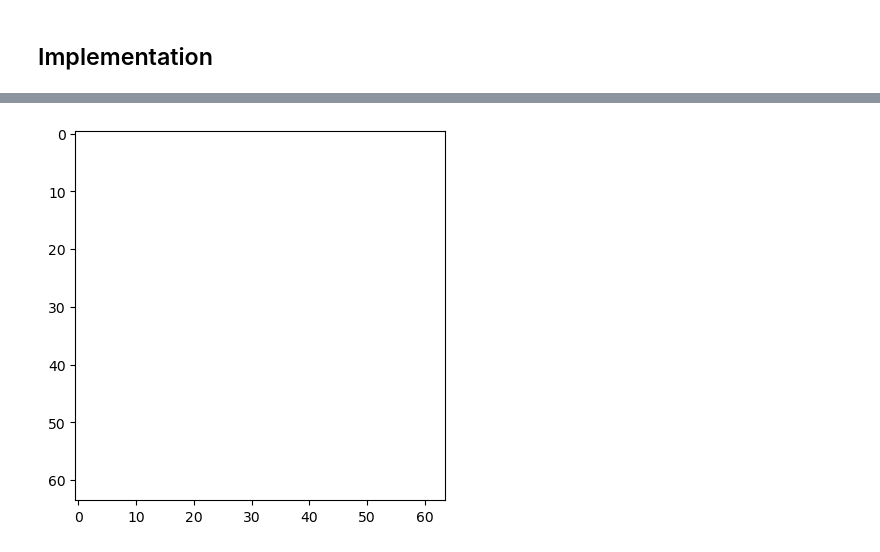
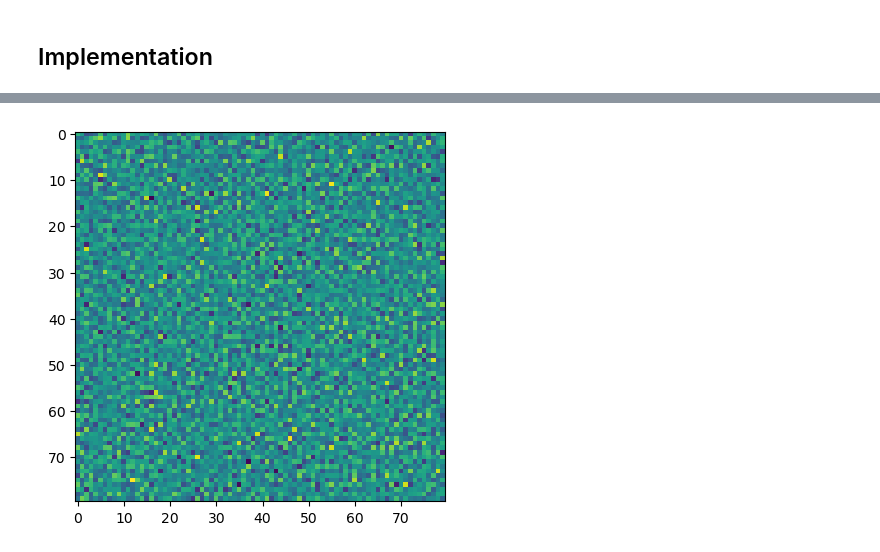
Before and after one commit to vacuumserval/vacuumserval.github.io, a Jupyter notebook: source/PF/kirkendall.ipynb, the cells around one changed output, grey strips where cells are left out. Cells and saved outputs as stored; diff of their text form; code cells hidden in the pictures.

```diff
--- a/source/PF/kirkendall.ipynb
+++ b/source/PF/kirkendall.ipynb
@@ -109,7 +92,6 @@ M_A &= MA = 1.0 \nonumber \\
 M_B &= MB = 0.1 \nonumber
 \end{align}
 # %%
-from scipy import ndimage
 import numpy as np
 import matplotlib.pyplot as plt
 def lapCalc(phi, dx):
@@ -123,35 +105,44 @@ def lapCalc(phi, dx):
     phi_imjm = np.roll(phi, (-1,-1), axis=(0,1))
     phi_lap = (0.5*(phi_ipj0+phi_imj0+phi_i0jp+phi_i0jm)+0.25*(phi_ipjp+phi_imjp+phi_ipjm+phi_imjm)-3*phi)/(dx**2.0)
     return(phi_lap)
-def lmdnCalc(B0l, B2l, B0x, dx, psi, n):
+def t1Calc(B0l, B0x, n):
+    t1 = (B0l-B0x)*n
+    return(t1)
+def t2ACalc(B2l, n, psi):
+    t2 = B2l * (n*psi**2+n**2*psi)
+    return(t2)
+def t2BCalc(B2l, n, psi):
+    t2 = B2l * (n*psi**2-n**2*psi)
+    return(t2)
+def t3Calc(B0x, dx, n):
     lapn = lapCalc(n, dx)
     lap2n = lapCalc(lapn, dx)
-    ter1 = (B0l-B0x)*n
-    ter2 = B2l*psi**2*n
-    ter3 = B0x*(n+2*lapn+lap2n)
-    lmdn = ter1 + ter2 + ter3
-    return(lmdn)
-def dynnCalc(B0l, B2l, B0x, t, v, w, u, K, MA, MB, dx, psi, n):
-    lmdn = lmdnCalc(B0l, B2l, B0x, dx, psi, n)
-    lappsi = lapCalc(psi, dx)
-    ter1 = (MA+MB)*lapCalc(lmdn-t*n**2+v*n**3, dx)
-    ter2 = (MA-MB)*lapCalc((w+B2l*n**2)*psi + u*psi**3, dx)
-    ter3 = (MB-MA)*lapCalc(K * lappsi, dx)
-    dynn = ter1 + ter2 + ter3
-    return(dynn)
-def dynpsiCalc(B0l, B2l, B0x, t, v, w, u, K, MA, MB, dx, psi, n):
-    lmdn = lmdnCalc(B0l, B2l, B0x, dx, psi, n)
-    lappsi = lapCalc(psi, dx)
-    ter1 = (MA-MB)*lapCalc(lmdn-t*n**2+v*n**3, dx)
-    ter2 = (MA+MB)*lapCalc((w+B2l*n**2)*psi + u*psi**3, dx)
-    ter3 = (MA-MB)*lapCalc(K * lappsi, dx)
-    dynpsi = ter1 + ter2 + ter3
-    return(dynpsi)
+    t3 = B0x * (n + 2*lapn + lap2n)
+    return(t3)
+def t4Calc(t,v,n):
+    t4 = -t*n**2 + v*n**3
+    return(t4)
+def t56ABCalc(g,w,u,K,dx,psi):
+    t56 = g + w*psi + u*psi**3 + K*lapCalc(psi,dx)
+    return(t56)
+def dynACalc(B0l, B2l, B0x, t, v, w, u, K, M, dx, psi, n):
+    t1 = t1Calc(B0l, B0x, n)
+    t2 = t2ACalc(B2l, n, psi)
+    t3 = t3Calc(B0x, dx, n)
+    t4 = t4Calc(t,v,n)
+    t56 = t56ABCalc(0, w, u, K, dx, psi)
+    dynA = M * lapCalc(t1+t2+t3+t4+t56, dx)
+    return(dynA)
+def dynBCalc(B0l, B2l, B0x, t, v, w, u, K, M, dx, psi, n):
+    t1 = t1Calc(B0l, B0x, n)
+    t2 = t2BCalc(B2l, n, psi)
+    t3 = t3Calc(B0x, dx, n)
+    t4 = t4Calc(t,v,n)
+    t56 = t56ABCalc(0, w, u, K, dx, psi)
+    dynB = M * lapCalc(t1+t2+t3+t4-t56, dx)
+    return(dynB)
 # parameter list
-a = 2*np.pi
-ay = np.sqrt(3)*a
-# nbar = -0.1501
-nbar = -0.16
+nbar = -0.15
 B0l = 0.7
 B2l = -1.8
 B0x = 1.0
@@ -160,20 +151,18 @@ v = 1.0
 K = 4.0
 w = 1.0
 u = 4.0
-dt = 0.000005
-dx = a/8
-Lx = 8*a
-Ly = 8*a
+dt = 0.0000001
+dx = np.pi/8
+Lx = 10*np.pi
+Ly = 10*np.pi
 Nx = int(Lx/dx)
 Ny = int(Ly/dx)
 Ny_div2 = int(Ny/2)
-qx = 2*np.pi / a
-qy = qx / np.sqrt(3)
-C = 1.0
+C = 0.1
 MA = 1.0
-MB = 0.0
-tstep = 1000
-tdump = 100
+MB = 0.1
+tstep = 10000
+tdump = 1000
 xlst = np.arange(Nx) * dx
 ylst = np.arange(Ny) * dx
 [xmat, ymat] = np.meshgrid(xlst, ylst,indexing='ij')
@@ -181,15 +170,17 @@ ylst = np.arange(Ny) * dx
 psi = np.zeros((Nx, Ny))
 psi[:,Ny_div2:] = 0.0
 psi[:,:Ny_div2] = 0.0
-n = nbar + C*(np.cos(np.sqrt(3)/2*xmat)*np.cos(0.5*ymat)+0.5*np.cos(ymat))
-# n = np.random.normal(nbar, 1e-2, (Nx,Ny))
+# n = nbar + C*(np.cos(np.sqrt(3)/2*xmat)*np.cos(0.5*ymat)+0.5*np.cos(ymat))
+n = np.random.normal(nbar, 5e-2, (Nx,Ny))
 for t in range(tstep):
-    n0=n
-    psi0=psi
-    n = n + dt * dynnCalc(B0l, B2l, B0x, t, v, w, u, K, MA, MB, dx, psi0, n0) + np.random.normal(0, 1e-3, (Nx,Ny))
-    psi = psi + dt * dynpsiCalc(B0l, B2l, B0x, t, v, w, u, K, MA, MB, dx, psi0, n0)
+    nA = (n+psi)/2.0
+    nB = (n-psi)/2.0
+    nA = nA + dt * dynACalc(B0l, B2l, B0x, t, v, w, u, K, MA, dx, psi, n)
+    nB = nB + dt * dynBCalc(B0l, B2l, B0x, t, v, w, u, K, MB, dx, psi, n)
+    n = nA + nB
+    psi = nA - nB
     if (t%tdump == 0):
         plt.figure()
-        plt.imshow(n)
+        plt.imshow(nA)
         # plt.imshow(n[:,Ny_div2-160:Ny_div2+160]) # 样品很长，只展示中间320个单位长度的信息
 # %% [output]
@@ -235 +192 @@ for t in range(tstep):
-[figure, old version]
+[figure, new version]
```
Also changed, not shown: parts of 6 cells of this notebook, 38 other files.
